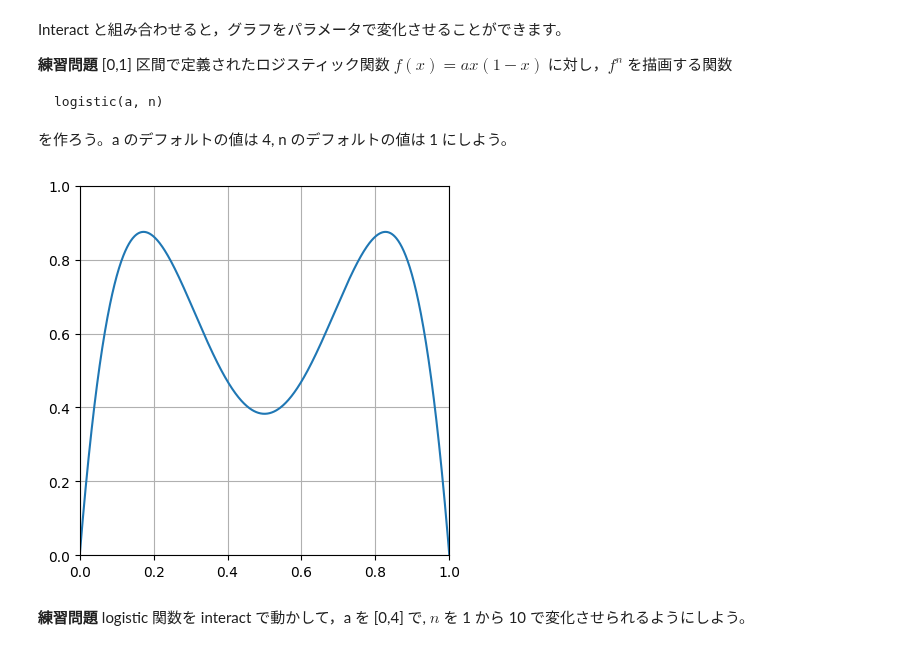
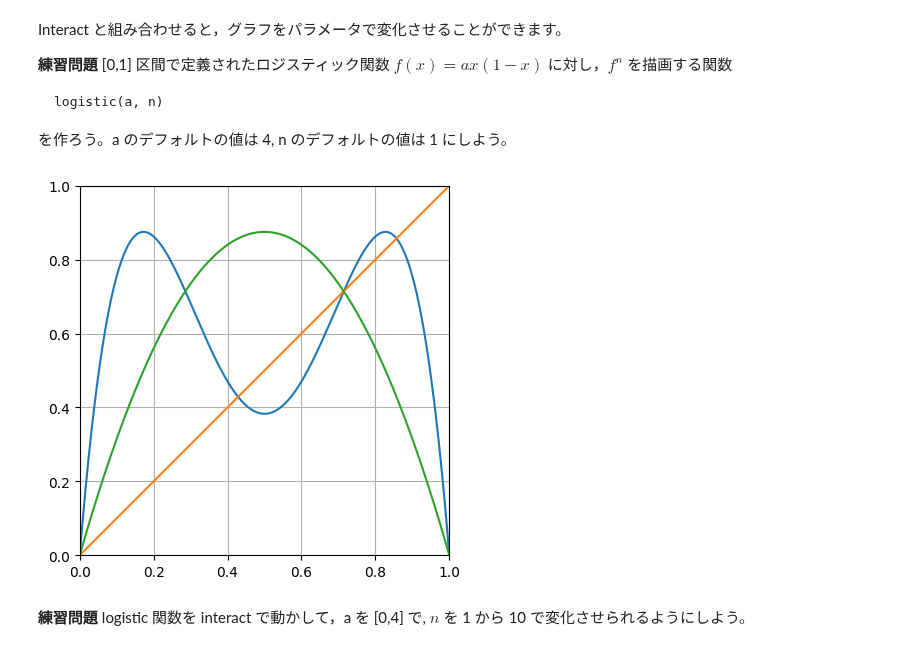
Before and after one commit to HidekiTsuiki/python, a Jupyter notebook: 8DiffEq.ipynb, the cells around one changed output. Saved outputs shown, nothing was run; the diff lists cells and outputs as text; code cells hidden in the pictures.

```diff
--- a/8DiffEq.ipynb
+++ b/8DiffEq.ipynb
@@ -237,23 +237,25 @@ logistic(a, n)
 # %%
 %matplotlib inline
 import numpy as np
 import matplotlib.pyplot as plt
 from ipywidgets import interact
 
 def logistic(a=4,n=1):
     plt.axis('scaled')
     plt.axis([0.0, 1.0, 0.0, 1.0])
     x = np.linspace(0, 1, 1000)
     y = x
     for i in range(n):
          y= y * (1-y) * a
     plt.grid()
     plt.plot(x, y)
+    plt.plot(x,x)
+    plt.plot(x, a * x * (1-x))
     plt.show()
 
 logistic(3.5, 2)
 # %% [output]
-[figure, old version]
+[figure, new version]
 # %% [markdown]
 **練習問題** logistic 関数を interact で動かして，a を [0,4] で, $n$ を 1 から 10 で変化させられるようにしよう。
 # %%
```
Also changed, not shown: parts of 10 cells of this notebook, 4 other files.
